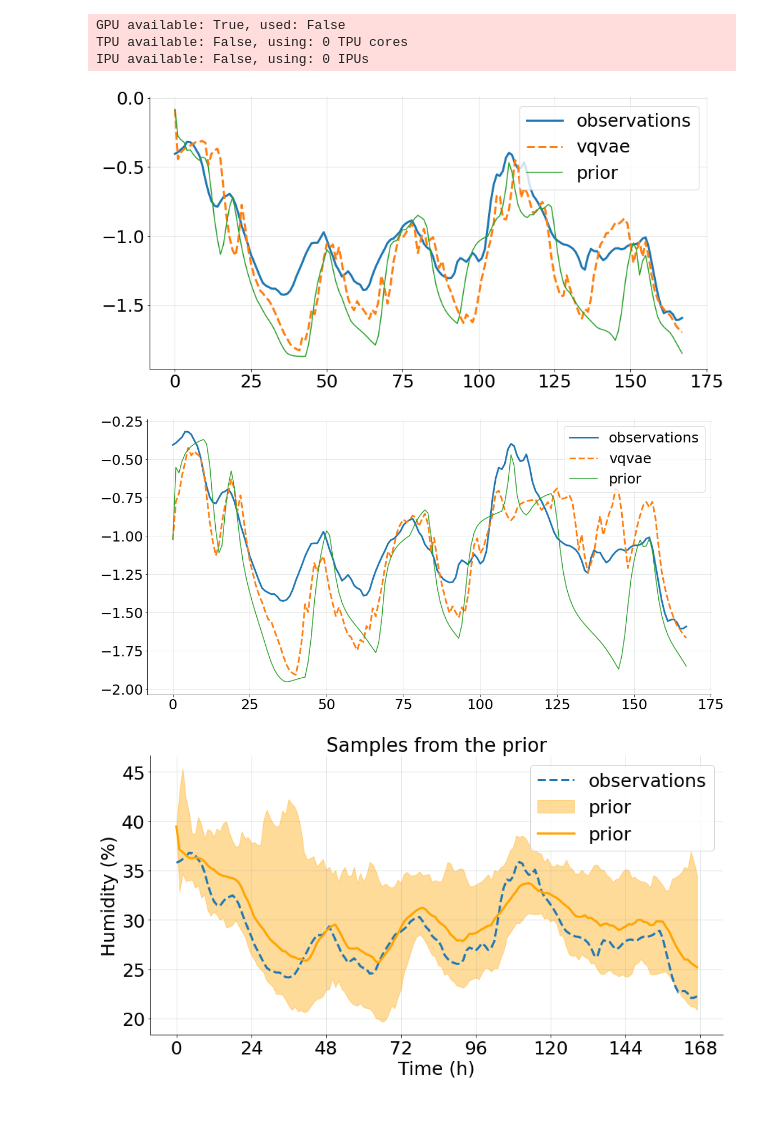
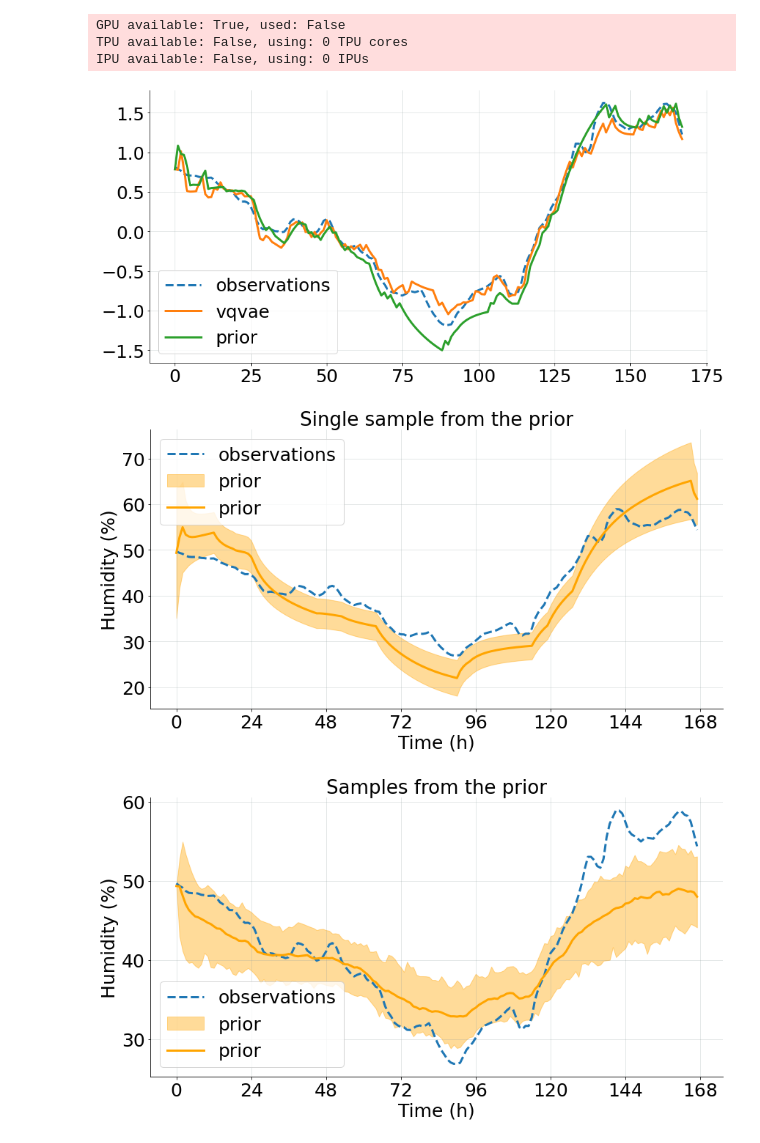
Before and after one commit to maxjcohen/vqvae, a Jupyter notebook: oze_end2end.ipynb, the cells around one changed output. Cells and saved outputs as stored; diff of their text form; code cells hidden in the pictures; blank space fills up the shorter version.

```diff
--- a/oze_end2end.ipynb
+++ b/oze_end2end.ipynb
@@ -39,8 +39,15 @@ def plot_range(arrays, p=0.05, alpha=1, **kwargs):
     plot_mean = arrays.mean(axis=-1)
     plt.fill_between(x=np.arange(len(plot_min)), y1=plot_min, y2=plot_max, alpha=alpha, **kwargs)
     plt.plot(plot_mean, lw=3, **kwargs)
+# %%
+def plot_sigma(mean, sigma, alpha=1, **kwargs):
+    plot_min = dataloader.dataset.rescale(mean - 3*sigma, label="observation").squeeze()
+    plot_max = dataloader.dataset.rescale(mean + 3*sigma, label="observation").squeeze()
+    plot_mean = dataloader.dataset.rescale(mean, label="observation").squeeze()
+    plt.fill_between(np.arange(len(plot_mean)), plot_min, plot_max, alpha=alpha, **kwargs)
+    plt.plot(plot_mean, lw=3, **kwargs)
 # %%
-litmodule = script.LitOzeFull.load_from_checkpoint("checkpoints/oze-end2end-kl/2022_02_21__164946.ckpt", vqvae=exp.litmodule.vqvae, prior=exp.litmodule.prior)
+litmodule = script.LitOzeFull.load_from_checkpoint("checkpoints/oze-end2end-sigma/last.ckpt", vqvae=exp.litmodule.vqvae, prior=exp.litmodule.prior)
 litmodule.vqvae.eval()
 litmodule.prior.eval()
 
@@ -61,36 +68,40 @@ with torch.no_grad():
 
     sample = litmodule.prior(commands, indices=indices)
     # sample = litmodule.prior(torch.zeros(commands.shape), indices=indices)
-    sample = litmodule.vqvae.decode(litmodule.vqvae.codebook(sample.argmax(-1)))
+    sample, sigma = litmodule.vqvae.decode(litmodule.vqvae.codebook(sample.argmax(-1)))
 
-    reconstructions = litmodule.vqvae.decode(quantized)
+    reconstructions, sigma_recon = litmodule.vqvae.decode(quantized)
 
-plt.plot(observations[:, idx_sample].squeeze().numpy(), lw=3, label="observations")
-plt.plot(reconstructions[:, idx_sample].squeeze().numpy(), '--', lw=3, label="vqvae")
-plt.plot(sample[:, idx_sample].squeeze().numpy(), label="prior")
+plt.plot(observations[:, idx_sample].squeeze().numpy(), "--", lw=3, label="observations")
+plt.plot(reconstructions[:, idx_sample].squeeze().numpy(), '-', lw=3, label="vqvae")
+plt.plot(sample[:, idx_sample].squeeze().numpy(), lw=3, label="prior")
 plt.legend()
 plt.show()
 # %% [output]
-[figure, old version]
+[figure, new version]
 # %%
-plt.figure(figsize=(18, 9))
 with torch.no_grad():
     encoding = litmodule.vqvae.encode(observations)
     quantized, indices, _ = litmodule.vqvae.codebook.quantize(encoding)
     indices = indices.argmax(-1)
     sample = litmodule.prior.forward(commands, indices=indices, generate=True, step_sample=False)
     # sample = litmodule.prior.forward(torch.zeros(commands.shape), indices=indices, generate=True, step_sample=False)
-    sample = litmodule.vqvae.decode(litmodule.vqvae.codebook(sample.argmax(-1)))
+    sample, sigma = litmodule.vqvae.decode(litmodule.vqvae.codebook(sample.argmax(-1)))
 
-    reconstructions = litmodule.vqvae.decode(quantized)
+    reconstructions, _ = litmodule.vqvae.decode(quantized)
 
-plt.plot(observations[:, idx_sample].squeeze().numpy(), lw=3, label="observations")
-plt.plot(reconstructions[:, idx_sample].squeeze().numpy(), '--', lw=3, label="vqvae")
-plt.plot(sample[:, idx_sample].squeeze().numpy(), label="prior")
+plt.plot(dataloader.dataset.rescale(observations[:, idx_sample].numpy(), label="observation").squeeze(), "--", lw=3, label="observations")
+# plt.plot(reconstructions[:, idx_sample].squeeze().numpy(), '--', lw=3, label="vqvae")
+# plt.plot(sample[:, idx_sample].squeeze().numpy(), label="prior")
+plot_sigma(sample[:, idx_sample].numpy().squeeze(), sigma[:, idx_sample].numpy().squeeze(), alpha=.4, color="orange", label="prior")
+plt.title("Single sample from the prior", fontsize=26)
+plt.xticks(np.arange(0, len(sample)+1, 24))
+plt.xlabel("Time (h)")
+plt.ylabel("Humidity (%)")
 plt.legend()
 plt.show()
 # %% [output]
-[figure, old version]
+[figure, new version]
 # %%
 n_samples = 100
 with torch.no_grad():
@@ -103,9 +114,7 @@ with torch.no_grad():
                               generate=True,
                               step_sample=True,
                              )
-    sample = litmodule.vqvae.decode(litmodule.vqvae.codebook(sample.argmax(-1)))
-
-    reconstructions = litmodule.vqvae.decode(quantized)
+    sample, sigma = litmodule.vqvae.decode(litmodule.vqvae.codebook(sample.argmax(-1)))
 
 plt.plot(dataloader.dataset.rescale(observations[:, idx_sample].squeeze().numpy(), label="observation").squeeze(), "--", lw=3, label="observations")
 plot_range(dataloader.dataset.rescale(sample.squeeze().numpy(), label="observation"), alpha=.4, label="prior", color='orange')
@@ -116,4 +125,4 @@ plt.ylabel("Humidity (%)")
 plt.legend()
 plt.show()
 # %% [output]
-[figure, old version]
+[figure, new version]
```
Also changed, not shown: 2 other files.
